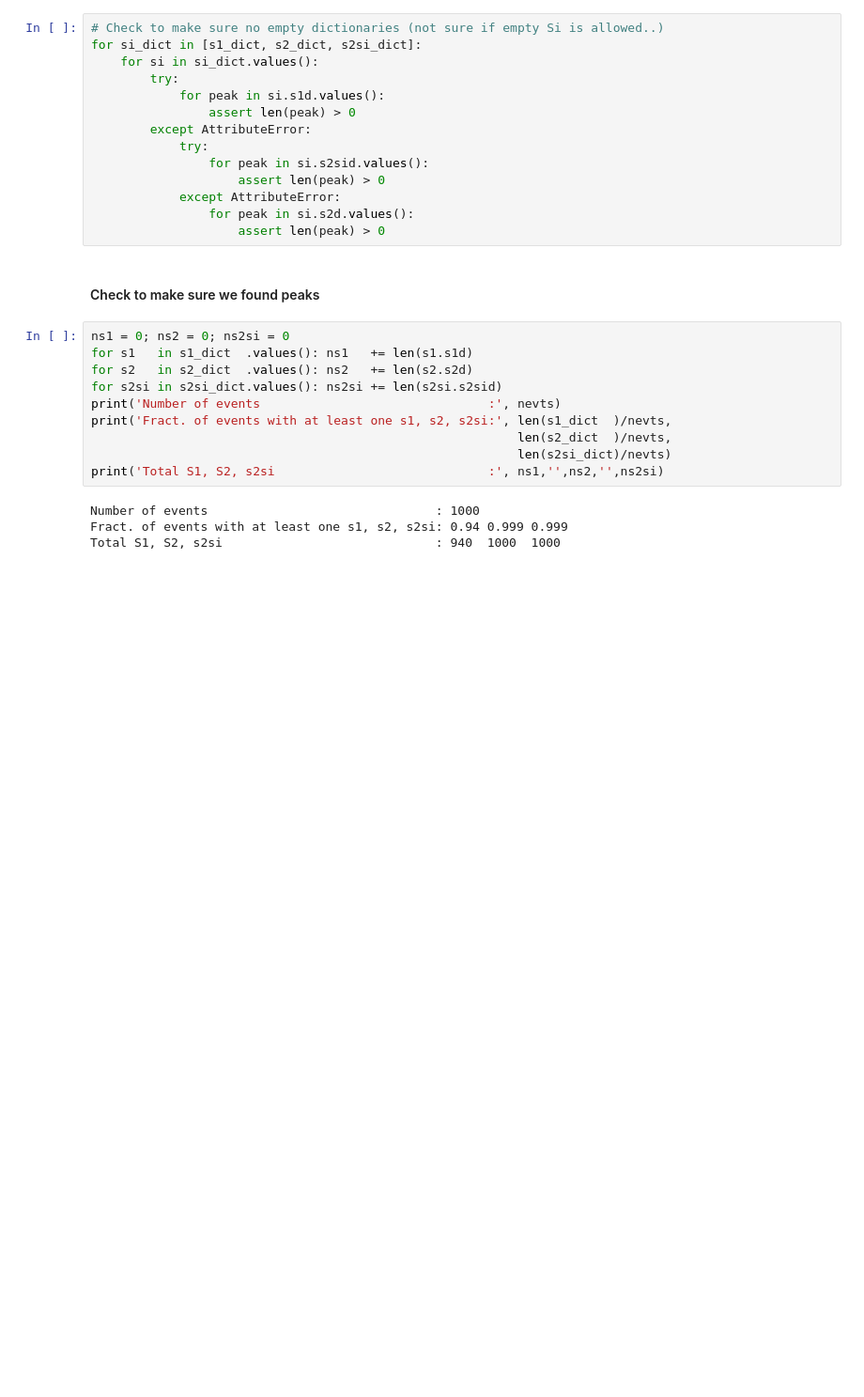
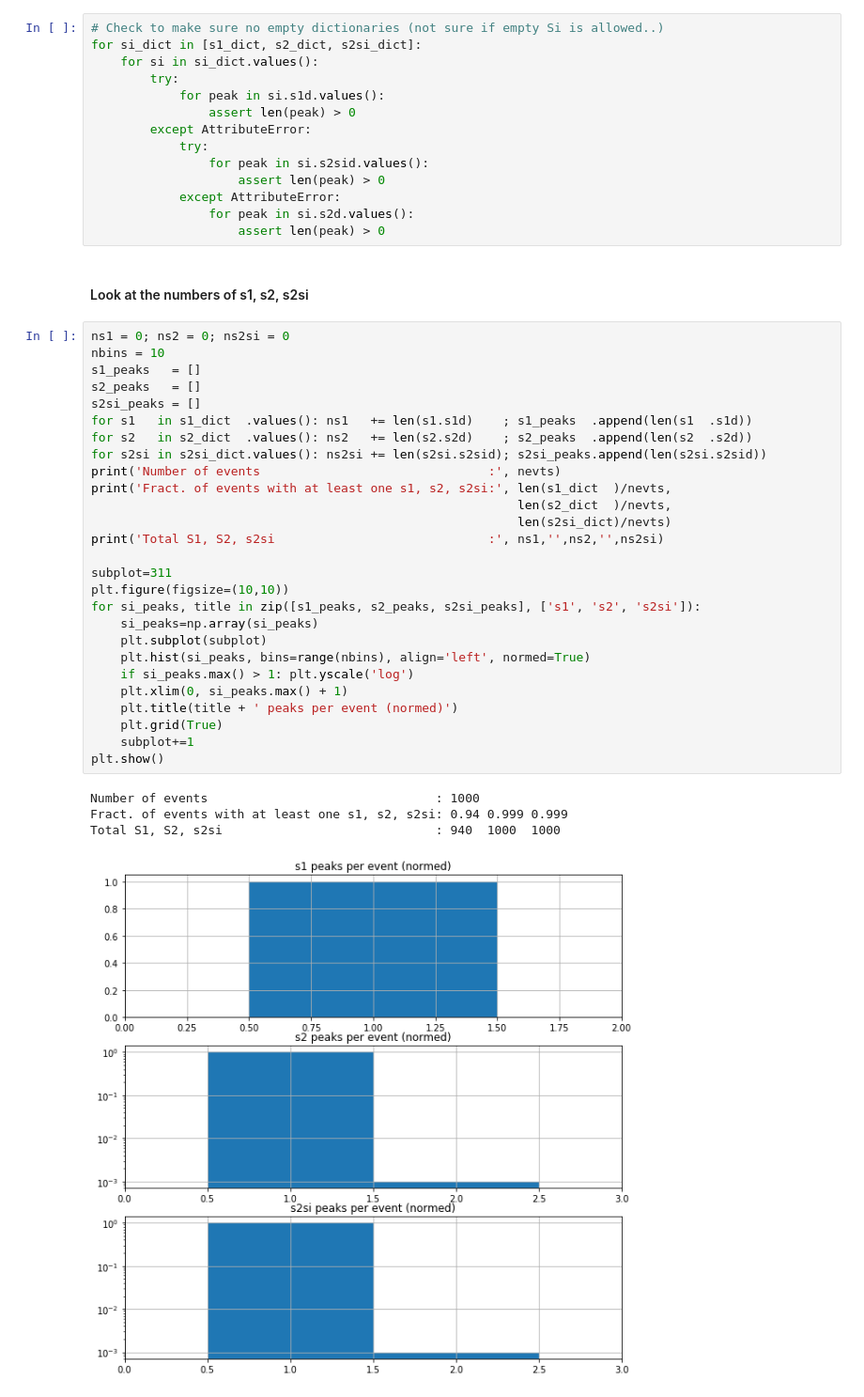
Before and after one commit to abotas/ICARO, a Jupyter notebook: icaro/reco/irene-prod-stat.ipynb, the cells around one changed output. Shown at 94% size. Saved outputs shown, nothing was run; the diff lists cells and outputs as text; blank space fills up the shorter version.

Commit message:
first draft of plots + more for irene monitor

```diff
--- a/icaro/reco/irene-prod-stat.ipynb
+++ b/icaro/reco/irene-prod-stat.ipynb
@@ -41,19 +43,37 @@ for si_dict in [s1_dict, s2_dict, s2si_dict]:
             except AttributeError:
                 for peak in si.s2d.values():
                     assert len(peak) > 0
-# %% [markdown]
-#### Check to make sure we found peaks
+# %% [markdown]
+#### Look at the numbers of s1, s2, s2si
 # %%
 ns1 = 0; ns2 = 0; ns2si = 0
-for s1   in s1_dict  .values(): ns1   += len(s1.s1d)
-for s2   in s2_dict  .values(): ns2   += len(s2.s2d)
-for s2si in s2si_dict.values(): ns2si += len(s2si.s2sid)
+nbins = 10
+s1_peaks   = []
+s2_peaks   = []
+s2si_peaks = []
+for s1   in s1_dict  .values(): ns1   += len(s1.s1d)    ; s1_peaks  .append(len(s1  .s1d))
+for s2   in s2_dict  .values(): ns2   += len(s2.s2d)    ; s2_peaks  .append(len(s2  .s2d))
+for s2si in s2si_dict.values(): ns2si += len(s2si.s2sid); s2si_peaks.append(len(s2si.s2sid))
 print('Number of events                               :', nevts)
 print('Fract. of events with at least one s1, s2, s2si:', len(s1_dict  )/nevts,
                                                           len(s2_dict  )/nevts,
                                                           len(s2si_dict)/nevts)
 print('Total S1, S2, s2si                             :', ns1,'',ns2,'',ns2si)
+
+subplot=311
+plt.figure(figsize=(10,10))
+for si_peaks, title in zip([s1_peaks, s2_peaks, s2si_peaks], ['s1', 's2', 's2si']):
+    si_peaks=np.array(si_peaks)
+    plt.subplot(subplot)
+    plt.hist(si_peaks, bins=range(nbins), align='left', normed=True)
+    if si_peaks.max() > 1: plt.yscale('log')
+    plt.xlim(0, si_peaks.max() + 1)
+    plt.title(title + ' peaks per event (normed)')
+    plt.grid(True)
+    subplot+=1
+plt.show()
 # %% [output]
 Number of events                               : 1000
 Fract. of events with at least one s1, s2, s2si: 0.94 0.999 0.999
 Total S1, S2, s2si                             : 940  1000  1000
+[figure, added]
```
Also changed, not shown: parts of 36 cells of this notebook.
